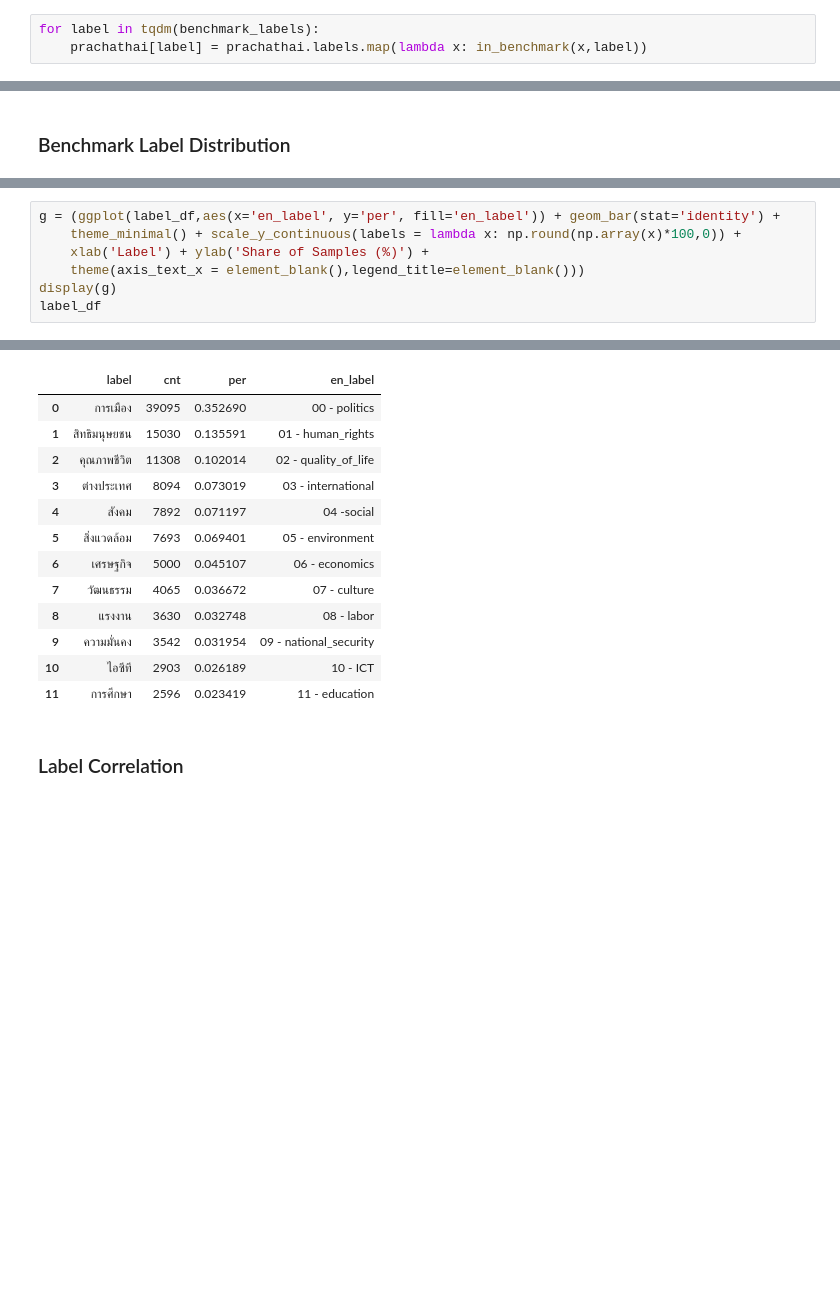
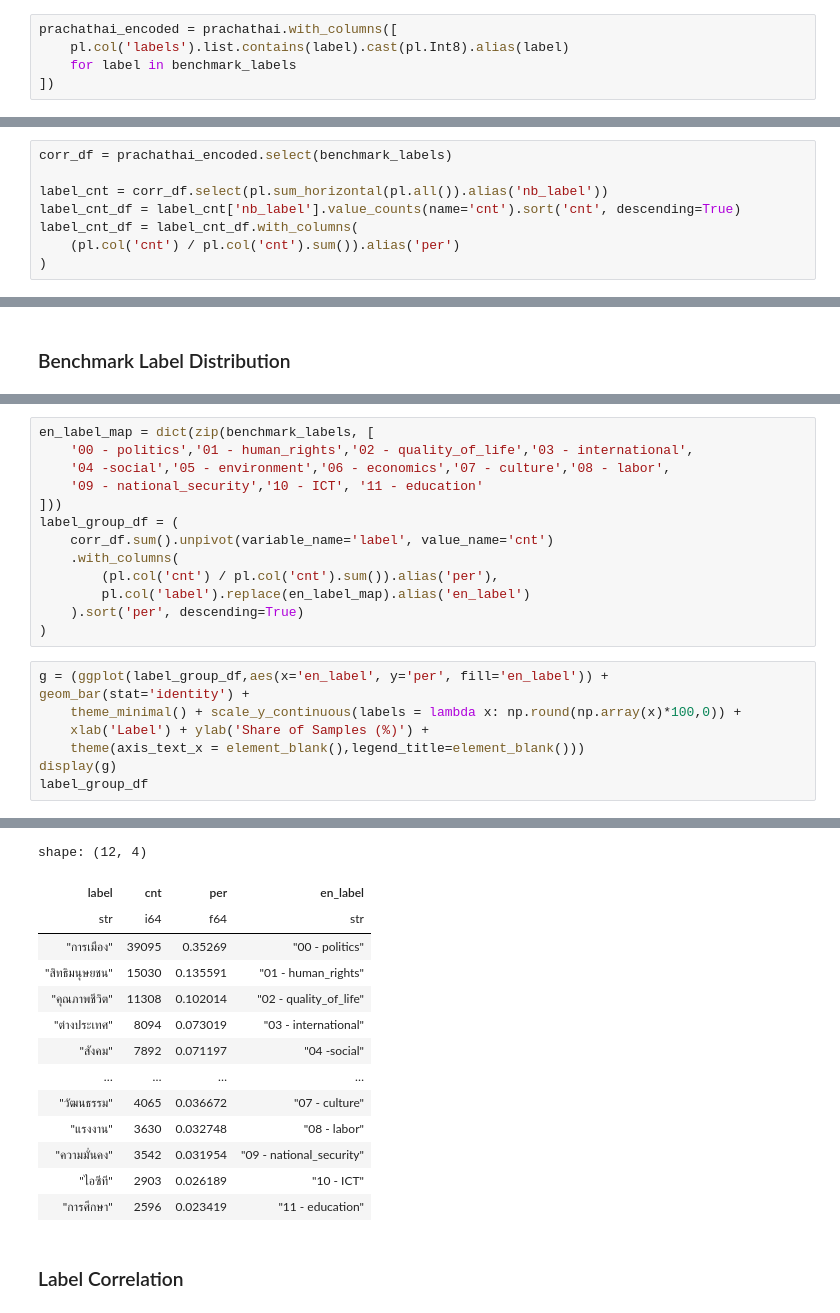
Before and after one commit to lemasc/prachathai-67k, a Jupyter notebook: exploration.ipynb, the cells around one changed output, grey strips where cells are left out. Cells and saved outputs as stored; diff of their text form; blank space fills up the shorter version.

```diff
--- a/exploration.ipynb
+++ b/exploration.ipynb
@@ -160,5 +164,7 @@ def in_benchmark(x,label):
-# %%
-for label in tqdm(benchmark_labels):
-    prachathai[label] = prachathai.labels.map(lambda x: in_benchmark(x,label))
+# %%
+prachathai_encoded = prachathai.with_columns([
+    pl.col('labels').list.contains(label).cast(pl.Int8).alias(label)
+    for label in benchmark_labels
+])
 # %% [markdown]
 ### Number of Labels Per Sample
@@ -173,3 +171,11 @@ label_cnt_df['per'] = label_cnt_df.cnt / label_cnt_df.cnt.sum()
+# %%
+corr_df = prachathai_encoded.select(benchmark_labels)
+
+label_cnt = corr_df.select(pl.sum_horizontal(pl.all()).alias('nb_label'))
+label_cnt_df = label_cnt['nb_label'].value_counts(name='cnt').sort('cnt', descending=True)
+label_cnt_df = label_cnt_df.with_columns(
+    (pl.col('cnt') / pl.col('cnt').sum()).alias('per')
+)
 # %%
 g = (ggplot(label_cnt_df,aes(x='factor(nb_label)', y='per')) + geom_bar(stat='identity') +
     theme_minimal() + scale_y_continuous(labels = lambda x: np.round(np.array(x)*100,0)) +
@@ -226,24 +226,38 @@ label_df['en_label'] = ['00 - politics','01 - human_rights','02 - quality_of_lif
+# %%
+en_label_map = dict(zip(benchmark_labels, [
+    '00 - politics','01 - human_rights','02 - quality_of_life','03 - international',
+    '04 -social','05 - environment','06 - economics','07 - culture','08 - labor',
+    '09 - national_security','10 - ICT', '11 - education'
+]))
+label_group_df = (
+    corr_df.sum().unpivot(variable_name='label', value_name='cnt')
+    .with_columns(
+        (pl.col('cnt') / pl.col('cnt').sum()).alias('per'),
+        pl.col('label').replace(en_label_map).alias('en_label')
+    ).sort('per', descending=True)
+)
 # %%
-g = (ggplot(label_df,aes(x='en_label', y='per', fill='en_label')) + geom_bar(stat='identity') +
+g = (ggplot(label_group_df,aes(x='en_label', y='per', fill='en_label')) + geom_bar(stat='identity') +
     theme_minimal() + scale_y_continuous(labels = lambda x: np.round(np.array(x)*100,0)) +
     xlab('Label') + ylab('Share of Samples (%)') +
     theme(axis_text_x = element_blank(),legend_title=element_blank()))
 display(g)
-label_df
+label_group_df
 # %% [output]
 [figure]
+shape: (12, 4)
-|  | label | cnt | per | en_label |
-| 0 | การเมือง | 39095 | 0.352690 | 00 - politics |
-| 1 | สิทธิมนุษยชน | 15030 | 0.135591 | 01 - human_rights |
-| 2 | คุณภาพชีวิต | 11308 | 0.102014 | 02 - quality_of_life |
-| 3 | ต่างประเทศ | 8094 | 0.073019 | 03 - international |
-| 4 | สังคม | 7892 | 0.071197 | 04 -social |
-| 5 | สิ่งแวดล้อม | 7693 | 0.069401 | 05 - environment |
-| 6 | เศรษฐกิจ | 5000 | 0.045107 | 06 - economics |
-| 7 | วัฒนธรรม | 4065 | 0.036672 | 07 - culture |
-| 8 | แรงงาน | 3630 | 0.032748 | 08 - labor |
-| 9 | ความมั่นคง | 3542 | 0.031954 | 09 - national_security |
-| 10 | ไอซีที | 2903 | 0.026189 | 10 - ICT |
-| 11 | การศึกษา | 2596 | 0.023419 | 11 - education |
+| label | cnt | per | en_label |
+| str | i64 | f64 | str |
+| "การเมือง" | 39095 | 0.35269 | "00 - politics" |
+| "สิทธิมนุษยชน" | 15030 | 0.135591 | "01 - human_rights" |
+| "คุณภาพชีวิต" | 11308 | 0.102014 | "02 - quality_of_life" |
+| "ต่างประเทศ" | 8094 | 0.073019 | "03 - international" |
+| "สังคม" | 7892 | 0.071197 | "04 -social" |
+| … | … | … | … |
+| "วัฒนธรรม" | 4065 | 0.036672 | "07 - culture" |
+| "แรงงาน" | 3630 | 0.032748 | "08 - labor" |
+| "ความมั่นคง" | 3542 | 0.031954 | "09 - national_security" |
+| "ไอซีที" | 2903 | 0.026189 | "10 - ICT" |
+| "การศึกษา" | 2596 | 0.023419 | "11 - education" |
 # %% [markdown]
 ### Label Correlation
```
Also changed, not shown: parts of 40 cells of this notebook, 2 other files.
